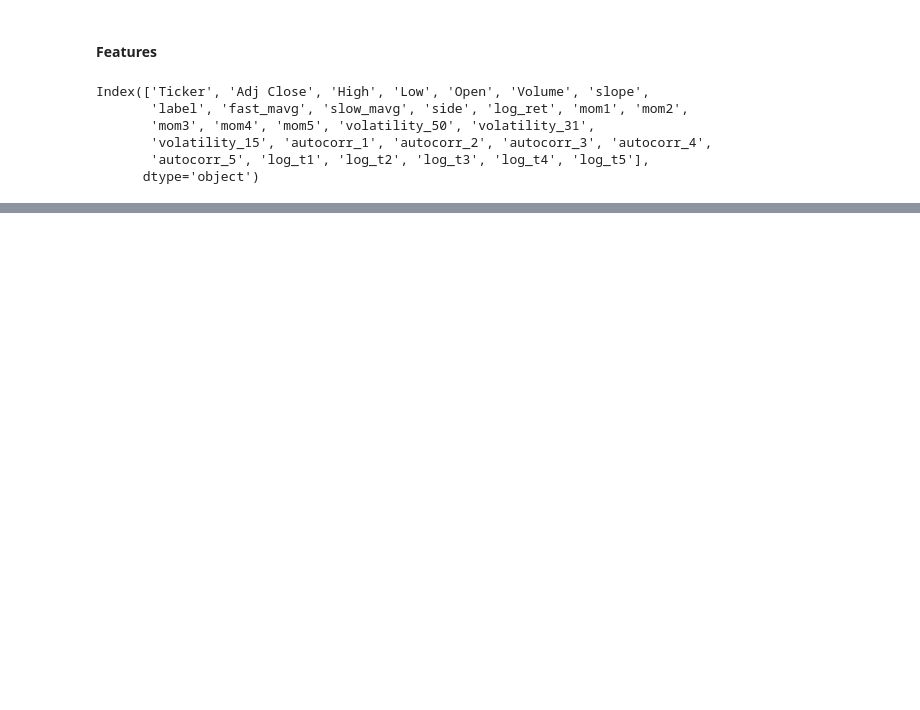
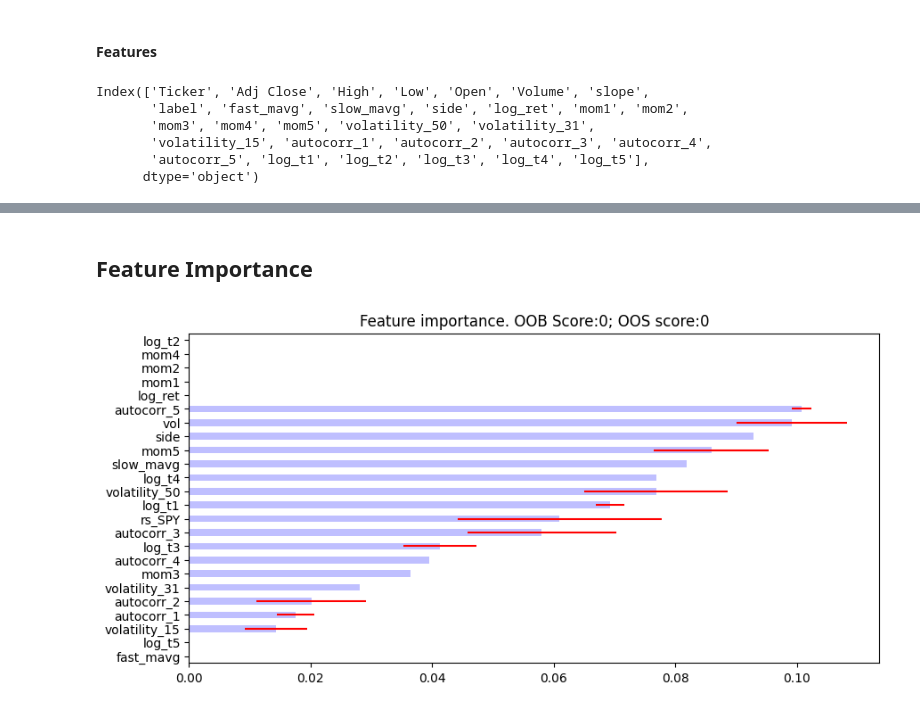
Before and after one commit to waikho/MADS_Capstone, a Jupyter notebook: modeling.ipynb, the cells around one changed output, grey strips where cells are left out. Saved outputs shown, nothing was run; the diff lists cells and outputs as text; code cells hidden in the pictures; blank space fills up the shorter version.

```diff
--- a/modeling.ipynb
+++ b/modeling.ipynb
@@ -368,0 +374,6 @@ X_train, X_test, y_train, y_test = train_test_split(X, y, test_size=0.5, shuffle
+# %%
+parameters = {'max_depth':[2, 3, 4, 5, 7],
+              'n_estimators':[10, 25, 50, 100, 256, 512]}
+# %%
+cv_gen_standard = KFold(4)
+cv_gen_purged = PurgedKFold(n_splits=4, samples_info_sets=events.loc[X_train.index].t1)
@@ -368,0 +525,3 @@ X_train, X_test, y_train, y_test = train_test_split(X, y, test_size=0.5, shuffle
+# %%
+top_model, cross_val_score = perform_grid_search_sample_weights(X_train, y_train, cv_gen_purged, 'f1', type = 'sequential_bootstrapping')
+print(top_model, cross_val_score)
@@ -368,0 +546,13 @@ X_train, X_test, y_train, y_test = train_test_split(X, y, test_size=0.5, shuffle
+# %% [markdown]
+## Feature Importance
+# %%
+# MDI, MDA, SFI feature importance
+mdi_feat_imp = mean_decrease_impurity(top_model, X_train.columns)
+mda_feat_imp = mean_decrease_accuracy(top_model, X_train, y_train, cv_gen_purged, scoring='f1',
+                                                         sample_weight=return_based_sample_weights.values)
+sfi_feat_imp = single_feature_importance(top_model, X_train, y_train, cv_gen_purged, scoring='f1',
+                                     sample_weight=return_based_sample_weights.values)
+# %%
+plot_feature_importance(mdi_feat_imp, 0, 0)
+# %% [output]
+[figure, added]
```
Also changed, not shown: parts of 47 cells of this notebook, 4 other files.
